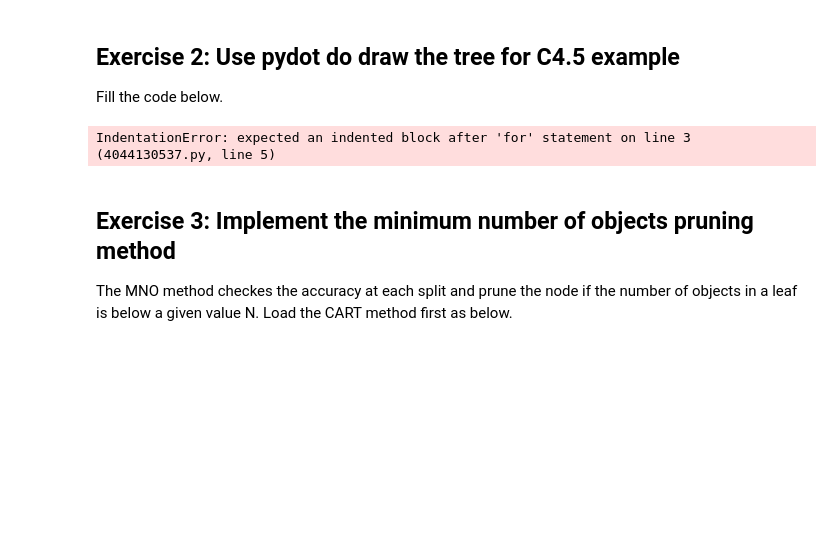
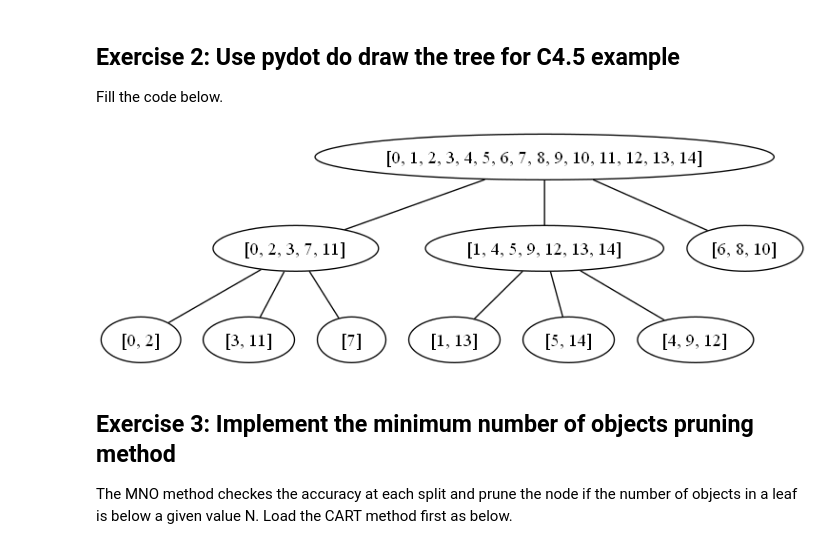
Before and after one commit to j-markiewicz/ml, a Jupyter notebook: 3/055Decision_trees_Exercises.ipynb, the cells around one changed output. Cells and saved outputs as stored; diff of their text form; code cells hidden in the pictures; blank space fills up the shorter version.

```diff
--- a/3/055Decision_trees_Exercises.ipynb
+++ b/3/055Decision_trees_Exercises.ipynb
@@ -277,16 +277,18 @@ Fill the code below.
 # %%
 def plot_tree(split_history):
     tree = pydot.Dot(graph_type='graph')
     for split in split_history:
-        # fill the gap
+        tree.add_node(pydot.Node(split[0]))
+        tree.add_node(pydot.Node(split[1]))
+        tree.add_edge(pydot.Edge(split[0], split[1]))
     tree.write('c45_tree.png', format='png')
 
-plot_tree(split_history_cart)
+plot_tree(split_history_c45)
 
 from IPython.display import Image
 Image(filename='c45_tree.png')
 # %% [output]
-IndentationError: expected an indented block after 'for' statement on line 3 (4044130537.py, line 5)
+[figure, added]
 # %% [markdown]
 ## Exercise 3: Implement the minimum number of objects pruning method
 
```
Also changed, not shown: parts of 1 cell of this notebook, 1 other file.
